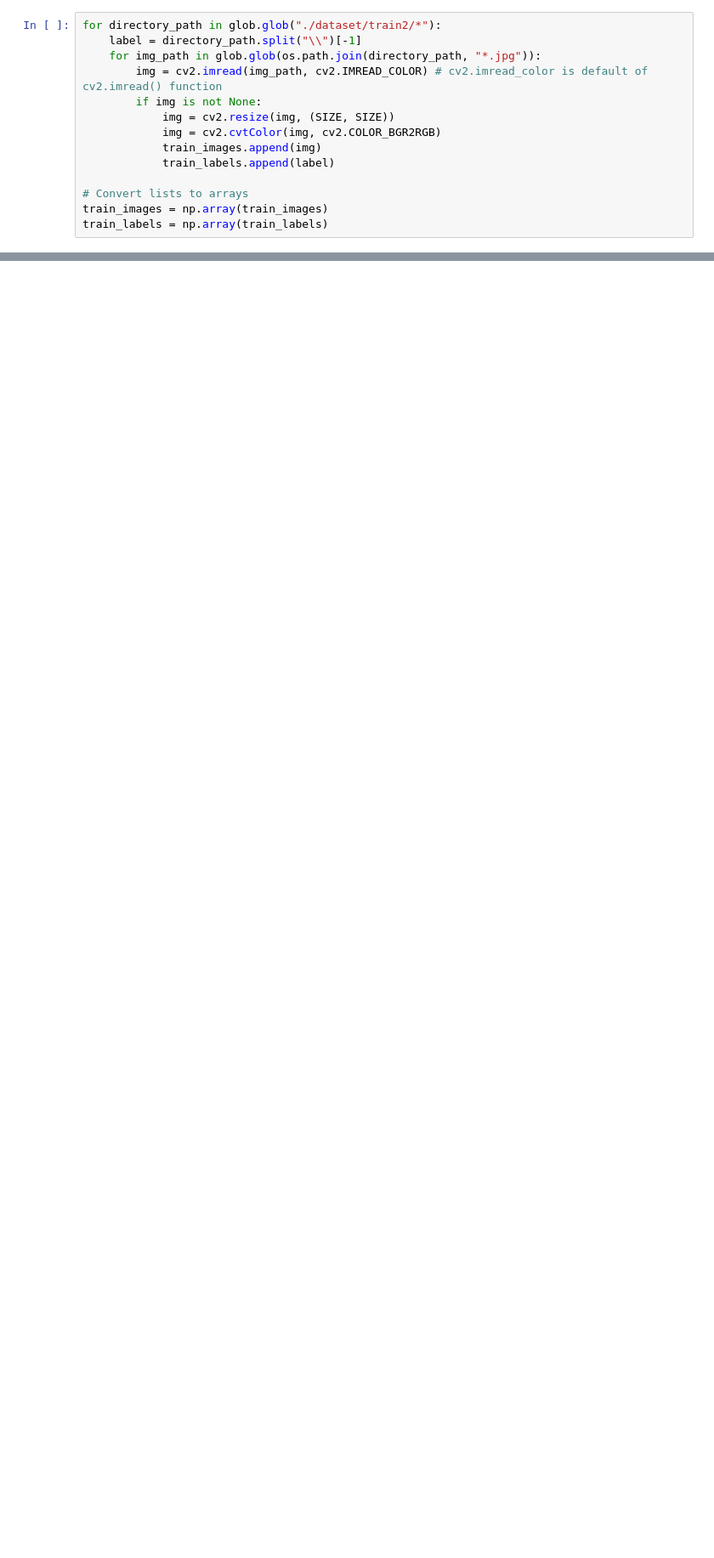
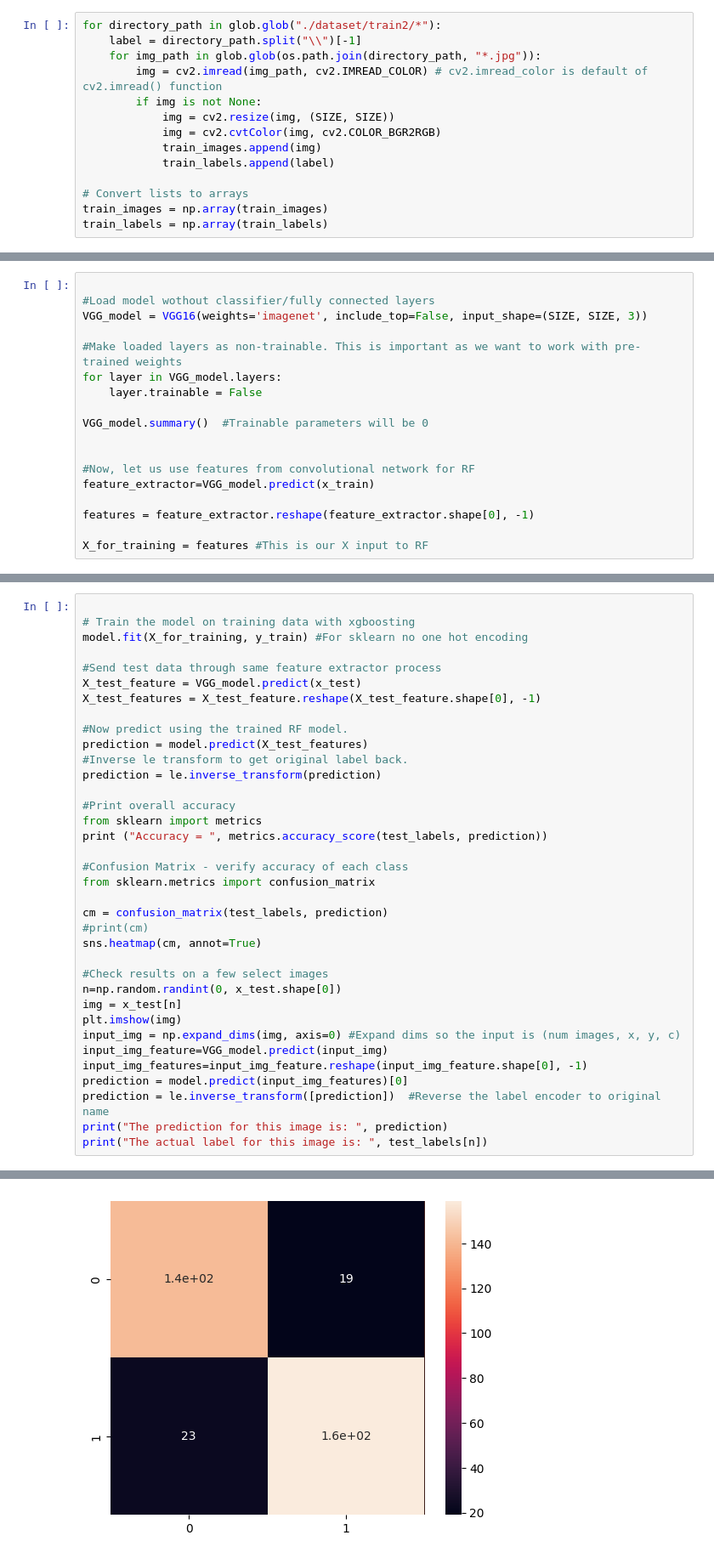
Before and after one commit to SoyVitou2019/Animal_Recognition, a Jupyter notebook: XG_boosting.ipynb, the cells around one changed output, grey strips where cells are left out. Shown at 85% size. Cells and saved outputs as stored; diff of their text form; blank space fills up the shorter version.

```diff
--- a/XG_boosting.ipynb
+++ b/XG_boosting.ipynb
@@ -43,0 +84,18 @@ train_labels = np.array(train_labels)
+# %%
+
+#Load model wothout classifier/fully connected layers
+VGG_model = VGG16(weights='imagenet', include_top=False, input_shape=(SIZE, SIZE, 3))
+
+#Make loaded layers as non-trainable. This is important as we want to work with pre-trained weights
+for layer in VGG_model.layers:
+	layer.trainable = False
+
+VGG_model.summary()  #Trainable parameters will be 0
+
+
+#Now, let us use features from convolutional network for RF
+feature_extractor=VGG_model.predict(x_train)
+
+features = feature_extractor.reshape(feature_extractor.shape[0], -1)
+
+X_for_training = features #This is our X input to RF
@@ -43,0 +120,37 @@ train_labels = np.array(train_labels)
+# %%
+
+# Train the model on training data with xgboosting
+model.fit(X_for_training, y_train) #For sklearn no one hot encoding
+
+#Send test data through same feature extractor process
+X_test_feature = VGG_model.predict(x_test)
+X_test_features = X_test_feature.reshape(X_test_feature.shape[0], -1)
+
+#Now predict using the trained RF model.
+prediction = model.predict(X_test_features)
+#Inverse le transform to get original label back.
+prediction = le.inverse_transform(prediction)
+
+#Print overall accuracy
+from sklearn import metrics
+print ("Accuracy = ", metrics.accuracy_score(test_labels, prediction))
+
+#Confusion Matrix - verify accuracy of each class
+from sklearn.metrics import confusion_matrix
+
+cm = confusion_matrix(test_labels, prediction)
+#print(cm)
+sns.heatmap(cm, annot=True)
+
+#Check results on a few select images
+n=np.random.randint(0, x_test.shape[0])
+img = x_test[n]
+plt.imshow(img)
+input_img = np.expand_dims(img, axis=0) #Expand dims so the input is (num images, x, y, c)
+input_img_feature=VGG_model.predict(input_img)
+input_img_features=input_img_feature.reshape(input_img_feature.shape[0], -1)
+prediction = model.predict(input_img_features)[0]
+prediction = le.inverse_transform([prediction])  #Reverse the label encoder to original name
+print("The prediction for this image is: ", prediction)
+print("The actual label for this image is: ", test_labels[n])
+# %% [output]
@@ -43,0 +162 @@ train_labels = np.array(train_labels)
+[figure, added]
```
Also changed, not shown: parts of 12 cells of this notebook, 6 other files.
